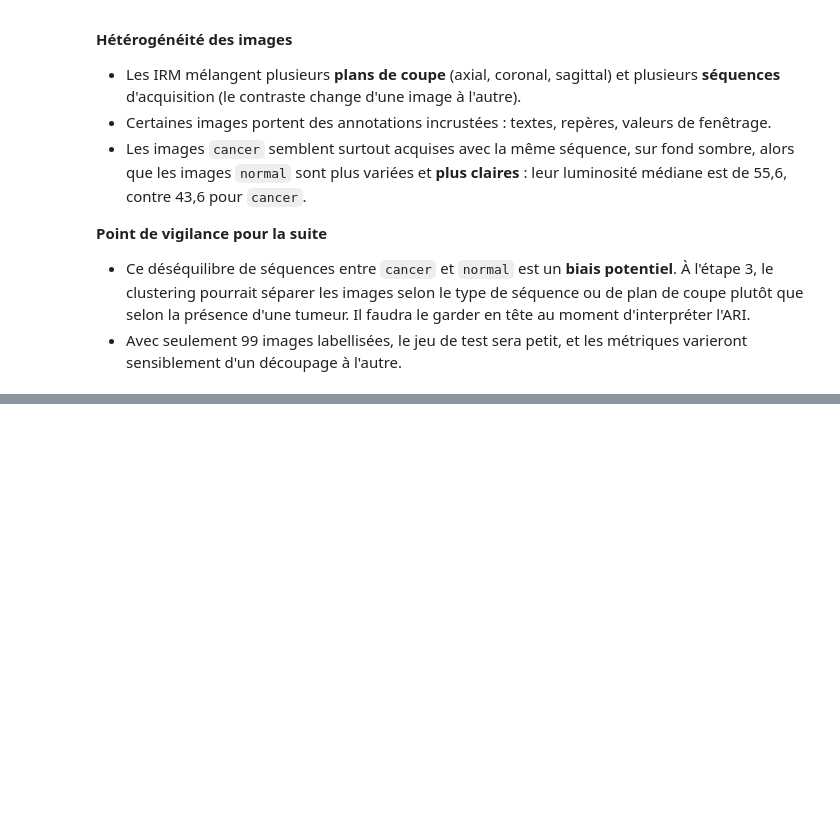
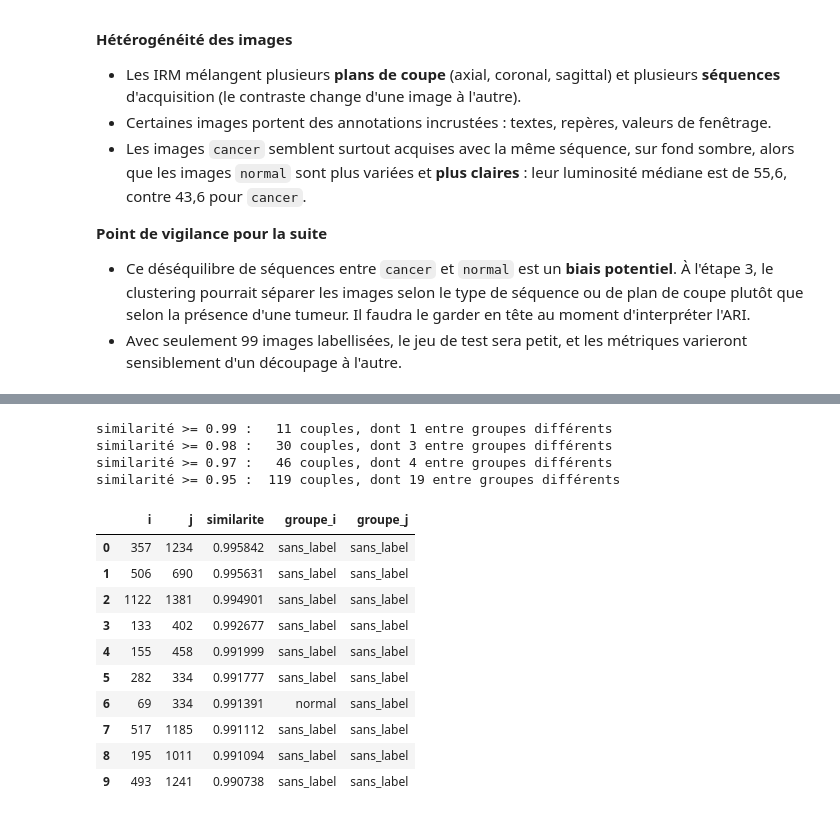
Before and after one commit to Hadri2T/Projet_7, a Jupyter notebook: notebooks/1_features_clustering.ipynb, the cells around one changed output, grey strips where cells are left out. Drawn from its saved outputs; the diff is of its cells as text; code cells hidden in the pictures; blank space fills up the shorter version.

```diff
--- a/notebooks/1_features_clustering.ipynb
+++ b/notebooks/1_features_clustering.ipynb
@@ -298,0 +391,26 @@ df_clean.groupby("groupe")["mean_intensity"].describe().round(1)
+# %%
+layer3_output = {}
+
+def save_layer3(module, inputs, output):
+    """Hook : moyenne spatiale de la sortie de layer3, (batch, 1024, 14, 14) -> (batch, 1024)."""
+    layer3_output["features"] = output.mean(dim=(2, 3))
+
+hook = model.layer3.register_forward_hook(save_layer3)
+
+BATCH_SIZE = 32
+paths = df_clean["path"].tolist()
+feats_avgpool, feats_layer3 = [], []
+
+with torch.no_grad():
+    for start in range(0, len(paths), BATCH_SIZE):
+        batch = torch.stack([preprocess(Image.open(p)) for p in paths[start:start + BATCH_SIZE]])
+        feats_avgpool.append(model(batch.to(device)).cpu())      # sortie avgpool (2048)
+        feats_layer3.append(layer3_output["features"].cpu())     # sortie layer3 (1024), via le hook
+
+hook.remove()  # on retire le hook pour ne pas le cumuler si la cellule est relancée
+
+emb_avgpool = torch.cat(feats_avgpool).numpy()
+emb_layer3 = torch.cat(feats_layer3).numpy()
+
+print(f"avgpool : {emb_avgpool.shape}")
+print(f"layer3  : {emb_layer3.shape}")
@@ -298,0 +440,32 @@ df_clean.groupby("groupe")["mean_intensity"].describe().round(1)
+# %%
+from sklearn.metrics.pairwise import cosine_similarity
+
+sim = cosine_similarity(emb_avgpool)
+i, j = np.triu_indices_from(sim, k=1)   # chaque couple une seule fois, sans la diagonale
+pairs = pd.DataFrame({"i": i, "j": j, "similarite": sim[i, j]})
+pairs["groupe_i"] = df_clean["groupe"].values[pairs["i"]]
+pairs["groupe_j"] = df_clean["groupe"].values[pairs["j"]]
+pairs = pairs.sort_values("similarite", ascending=False).reset_index(drop=True)
+
+for seuil in [0.99, 0.98, 0.97, 0.95]:
+    above = pairs[pairs["similarite"] >= seuil]
+    cross = (above["groupe_i"] != above["groupe_j"]).sum()
+    print(f"similarité >= {seuil} : {len(above):4d} couples, dont {cross} entre groupes différents")
+
+pairs.head(10)
+# %% [output]
+similarité >= 0.99 :   11 couples, dont 1 entre groupes différents
+similarité >= 0.98 :   30 couples, dont 3 entre groupes différents
+similarité >= 0.97 :   46 couples, dont 4 entre groupes différents
+similarité >= 0.95 :  119 couples, dont 19 entre groupes différents
+|  | i | j | similarite | groupe_i | groupe_j |
+| 0 | 357 | 1234 | 0.995842 | sans_label | sans_label |
+| 1 | 506 | 690 | 0.995631 | sans_label | sans_label |
+| 2 | 1122 | 1381 | 0.994901 | sans_label | sans_label |
+| 3 | 133 | 402 | 0.992677 | sans_label | sans_label |
+| 4 | 155 | 458 | 0.991999 | sans_label | sans_label |
+| 5 | 282 | 334 | 0.991777 | sans_label | sans_label |
+| 6 | 69 | 334 | 0.991391 | normal | sans_label |
+| 7 | 517 | 1185 | 0.991112 | sans_label | sans_label |
+| 8 | 195 | 1011 | 0.991094 | sans_label | sans_label |
+| 9 | 493 | 1241 | 0.990738 | sans_label | sans_label |
```
Also changed, not shown: parts of 18 cells of this notebook, 2 other files.
